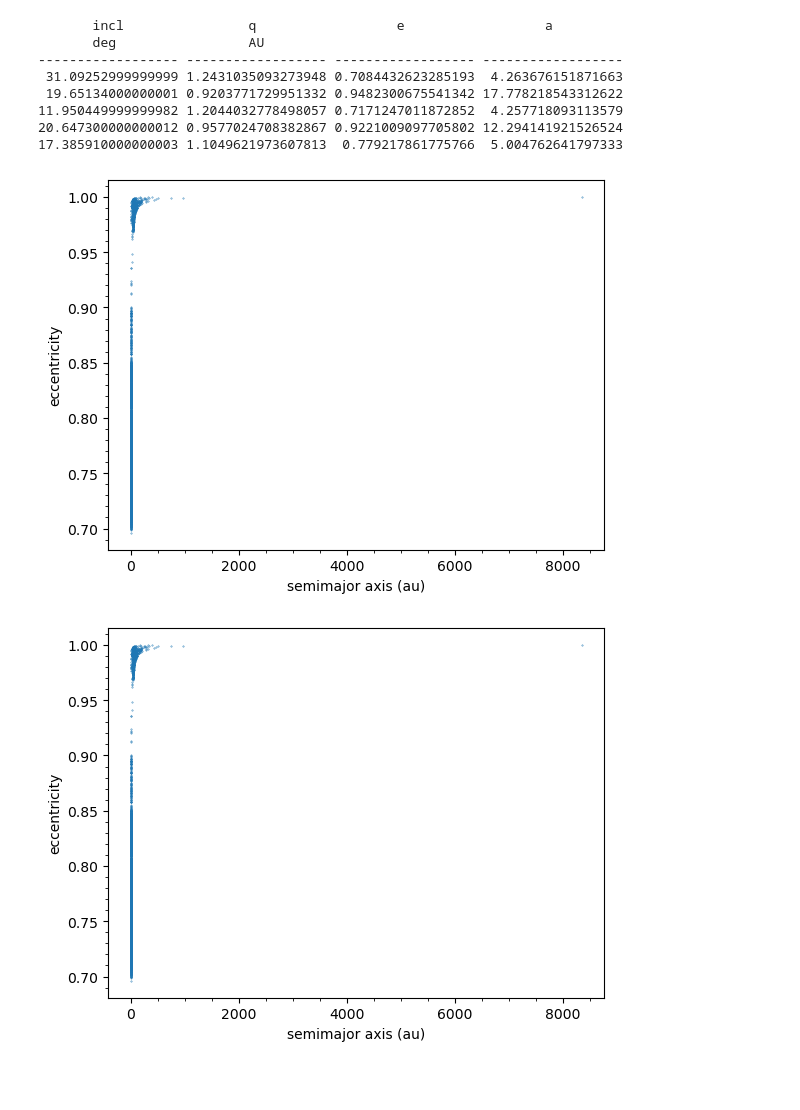
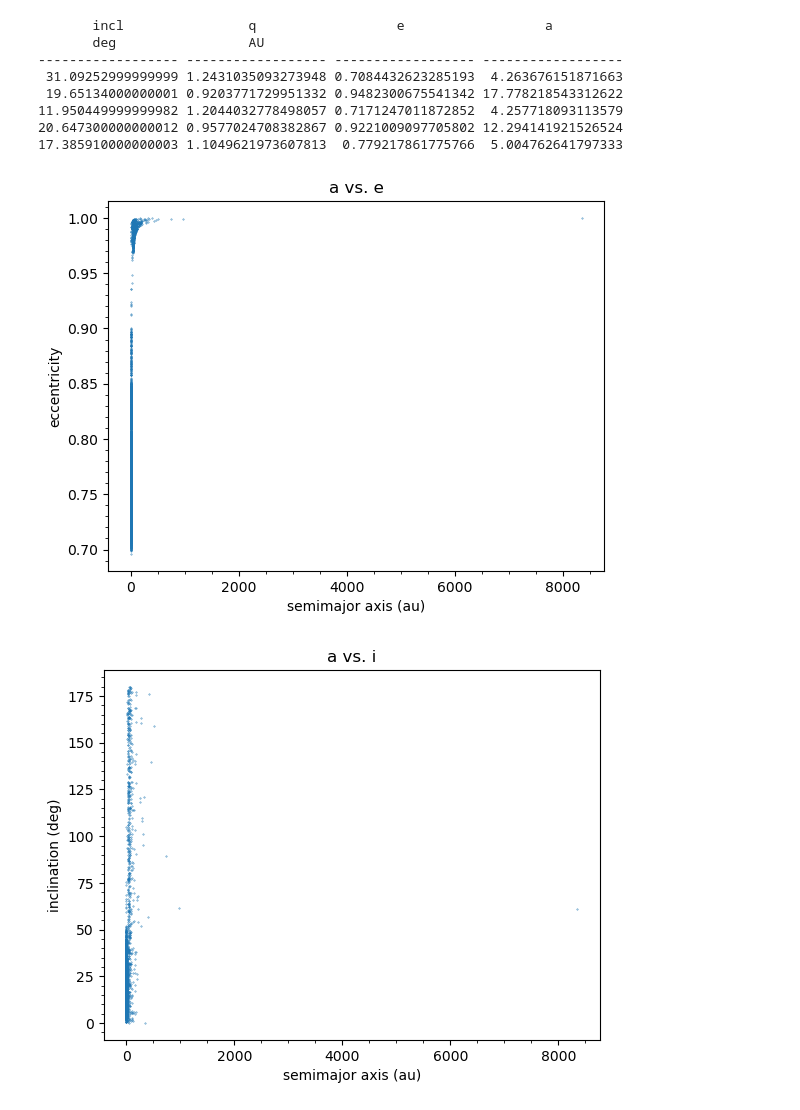
Before and after one commit to lsst-sssc/rsp_queries, a Jupyter notebook: sso_query/plot_test.ipynb, the cells around one changed output. Saved outputs shown, nothing was run; the diff lists cells and outputs as text; code cells hidden in the pictures; blank space fills up the shorter version.

Commit message:
testing new a vs i plot.

```diff
--- a/sso_query/plot_test.ipynb
+++ b/sso_query/plot_test.ipynb
@@ -40,18 +40,8 @@ print(NEO_objects_table[0:5]) # print first few rows
 11.950449999999982 1.2044032778498057 0.7171247011872852  4.257718093113579
 20.647300000000012 0.9577024708382867 0.9221009097705802 12.294141921526524
 17.385910000000003 1.1049621973607813  0.779217861775766  5.004762641797333
-# %%
-fig, ax = plt.subplots()
-    # plt.xlim([0., 4.])
-    # plt.ylim([0., 1.])
-ax.scatter(NEO_objects_table['a'], NEO_objects_table['e'], s=0.1) # a vs. e
-ax.set_xlabel('semimajor axis (au)')
-ax.set_ylabel('eccentricity')
-ax.minorticks_on()
-plt.show()
-# %% [output]
-[figure, removed]
 # %%
-q.plot_data(NEO_objects_table, "a", "e", 'semimajor axis (au)', 'eccentricity')
+q.plot_data(NEO_objects_table)
 # %% [output]
-[figure, old version]
+[figure, new version]
+[figure, added]
```
